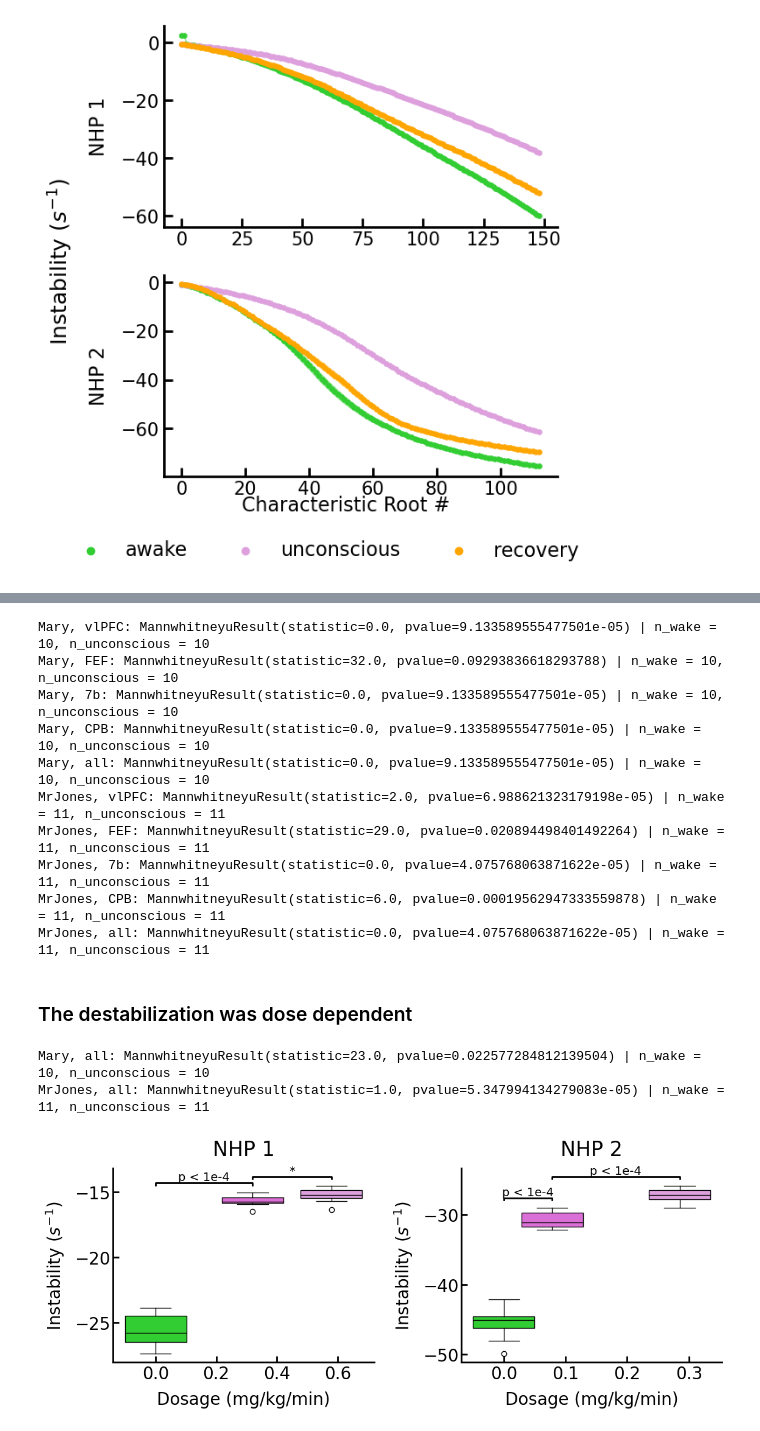
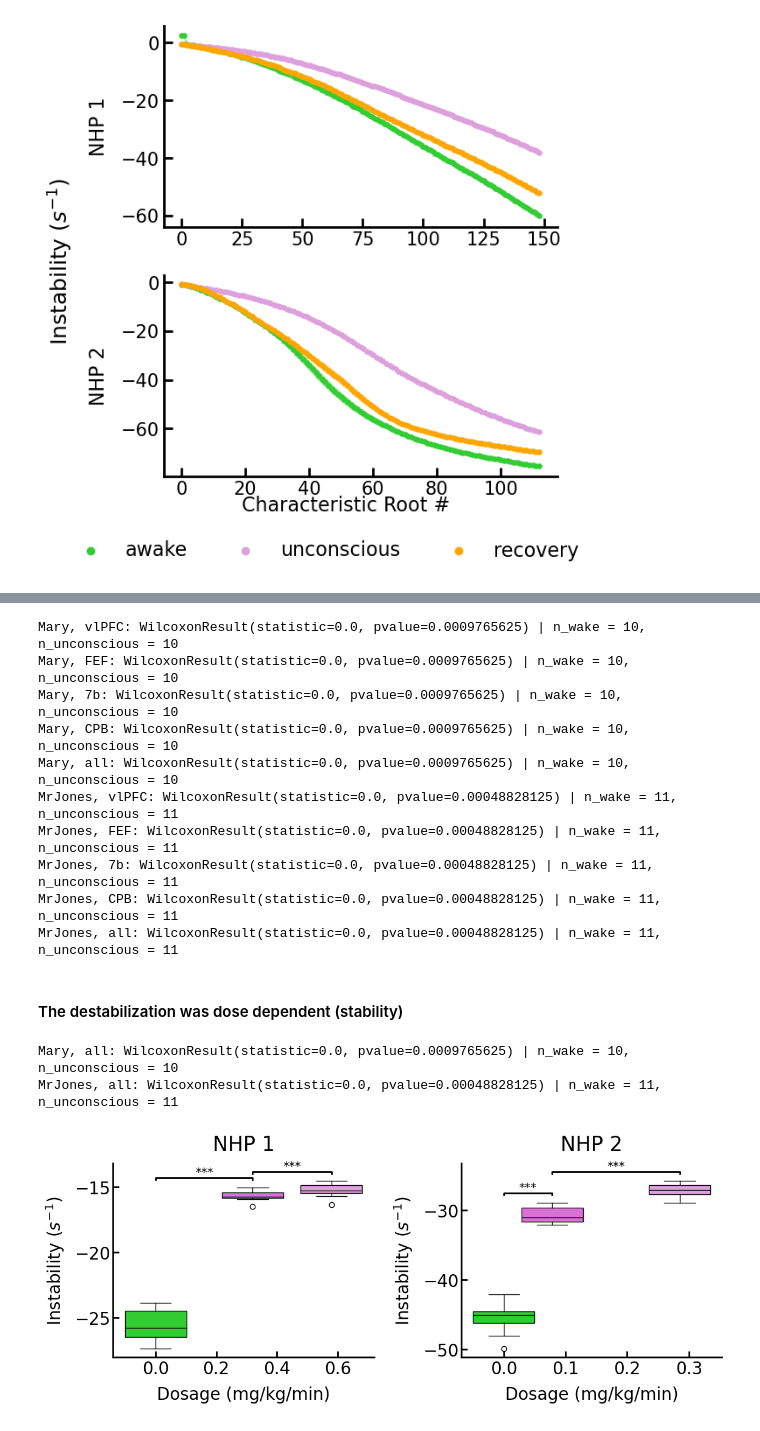
Before and after one commit to adamjeisen/ChaoticConsciousness, a Jupyter notebook: _jupyter/Figure 4 + S2 - Stability Results-Binned by Session.ipynb, the cells around one changed output, grey strips where cells are left out. Saved outputs shown, nothing was run; the diff lists cells and outputs as text; code cells hidden in the pictures.

```diff
--- a/_jupyter/Figure 4 + S2 - Stability Results-Binned by Session.ipynb
+++ b/_jupyter/Figure 4 + S2 - Stability Results-Binned by Session.ipynb
@@ -1141 +1072,4 @@ plt.show()
+# %%
+# statistical_test = scipy.stats.mannwhitneyu
+statistical_test = scipy.stats.wilcoxon
 # %% [markdown]
@@ -1187,6 +1123,7 @@ fig, axs = plt.subplots(1, 2, figsize=(18, 6))
 
 for i, monkey in enumerate(monkeys):
     ax = axs[i]
+    # non_zero_band_inds = [i for i, band in enumerate(list(bands.keys())) if np.sum(freq_props[monkey]['all']['awake'][band]) != 0 or np.sum(freq_props[monkey]['all']['unconscious'][band]) != 0]
     bands_to_plot = [band for band in list(bands.keys()) if band != 'high gamma']
     mean_vals_awake = [freq_props[monkey]['all']['awake'][band].mean() for band in bands_to_plot]
     err_vals_awake = [freq_props[monkey]['all']['awake'][band].std()/len(freq_props[monkey]['all']['awake'][band]) for band in bands_to_plot]
@@ -1201,8 +1138,12 @@ for i, monkey in enumerate(monkeys):
     barh = 0.01
     p_fontsize = 14
     for j, band in enumerate(bands_to_plot):
-        p = scipy.stats.mannwhitneyu(freq_props[monkey][area]['awake'][band], freq_props[monkey][area]['unconscious'][band]).pvalue
-        barplot_annotate_brackets(0, 1, p, [j*2 - 0.4, j*2 + 0.4], [mean_vals_awake[j], mean_vals_unconscious[j]], yerr=[err_vals_awake[j], err_vals_unconscious[j]], scale_by_height=False, ax=ax, it=0, dh=dh, barh=barh, gap=gap, fs=p_fontsize, below=False)
+        if i == 0 and band == 'gamma':
+            pass
+            # print(freq_props[monkey]['all']['awake'][band], freq_props[monkey]['all']['unconscious'][band])
+        else:
+            p = statistical_test(freq_props[monkey]['all']['awake'][band], freq_props[monkey]['all']['unconscious'][band]).pvalue
+            barplot_annotate_brackets(0, 1, p, [j*2 - 0.4, j*2 + 0.4], [mean_vals_awake[j], mean_vals_unconscious[j]], yerr=[err_vals_awake[j], err_vals_unconscious[j]], scale_by_height=False, ax=ax, it=0, dh=dh, barh=barh, gap=gap, fs=p_fontsize, below=False)
 
     # ax.set_yscale('log')
     ax.spines[['right', 'top']].set_visible(False)
@@ -1217,6 +1158,6 @@ handles = [Rectangle((0,0),1,1,color=section_colors[section],alpha=0.5, ec='none
 labels= ['awake', 'unconscious']
 fig.legend(handles, labels, bbox_to_anchor=(0.5, -0.05), loc='center', ncol=3, fontsize=legend_fontsize)
 
-
+plt.savefig(os.path.join(img_save_dir, "SI", "frequency_props.pdf"), bbox_inches='tight', transparent=True)
 plt.show()
 # %% [output]
@@ -1253,27 +1196,29 @@ iterator.close()
 # %%
 for monkey in stab_means.keys():
     for area in stab_means[monkey].keys():
-        res = scipy.stats.mannwhitneyu(stab_means[monkey][area]['awake'], stab_means[monkey][area]['unconscious'], alternative='less')
+        # res = scipy.stats.mannwhitneyu(stab_means[monkey][area]['awake'], stab_means[monkey][area]['unconscious'], alternative='less')
+        res = statistical_test(stab_means[monkey][area]['awake'], stab_means[monkey][area]['unconscious'], alternative='less')
         print(f"{monkey}, {area}: {res} | n_wake = {len(stab_means[monkey][area]['awake'])}, n_unconscious = {len(stab_means[monkey][area]['unconscious'])}")
 # %% [output]
-Mary, vlPFC: MannwhitneyuResult(statistic=0.0, pvalue=9.133589555477501e-05) | n_wake = 10, n_unconscious = 10
-Mary, FEF: MannwhitneyuResult(statistic=32.0, pvalue=0.09293836618293788) | n_wake = 10, n_unconscious = 10
-Mary, 7b: MannwhitneyuResult(statistic=0.0, pvalue=9.133589555477501e-05) | n_wake = 10, n_unconscious = 10
-Mary, CPB: MannwhitneyuResult(statistic=0.0, pvalue=9.133589555477501e-05) | n_wake = 10, n_unconscious = 10
-Mary, all: MannwhitneyuResult(statistic=0.0, pvalue=9.133589555477501e-05) | n_wake = 10, n_unconscious = 10
-MrJones, vlPFC: MannwhitneyuResult(statistic=2.0, pvalue=6.988621323179198e-05) | n_wake = 11, n_unconscious = 11
-MrJones, FEF: MannwhitneyuResult(statistic=29.0, pvalue=0.020894498401492264) | n_wake = 11, n_unconscious = 11
-MrJones, 7b: MannwhitneyuResult(statistic=0.0, pvalue=4.075768063871622e-05) | n_wake = 11, n_unconscious = 11
-MrJones, CPB: MannwhitneyuResult(statistic=6.0, pvalue=0.00019562947333559878) | n_wake = 11, n_unconscious = 11
-MrJones, all: MannwhitneyuResult(statistic=0.0, pvalue=4.075768063871622e-05) | n_wake = 11, n_unconscious = 11
+Mary, vlPFC: WilcoxonResult(statistic=0.0, pvalue=0.0009765625) | n_wake = 10, n_unconscious = 10
+Mary, FEF: WilcoxonResult(statistic=0.0, pvalue=0.0009765625) | n_wake = 10, n_unconscious = 10
+Mary, 7b: WilcoxonResult(statistic=0.0, pvalue=0.0009765625) | n_wake = 10, n_unconscious = 10
+Mary, CPB: WilcoxonResult(statistic=0.0, pvalue=0.0009765625) | n_wake = 10, n_unconscious = 10
+Mary, all: WilcoxonResult(statistic=0.0, pvalue=0.0009765625) | n_wake = 10, n_unconscious = 10
+MrJones, vlPFC: WilcoxonResult(statistic=0.0, pvalue=0.00048828125) | n_wake = 11, n_unconscious = 11
+MrJones, FEF: WilcoxonResult(statistic=0.0, pvalue=0.00048828125) | n_wake = 11, n_unconscious = 11
+MrJones, 7b: WilcoxonResult(statistic=0.0, pvalue=0.00048828125) | n_wake = 11, n_unconscious = 11
+MrJones, CPB: WilcoxonResult(statistic=0.0, pvalue=0.00048828125) | n_wake = 11, n_unconscious = 11
+MrJones, all: WilcoxonResult(statistic=0.0, pvalue=0.00048828125) | n_wake = 11, n_unconscious = 11
 # %% [markdown]
-### The destabilization was dose dependent
+#### The destabilization was dose dependent (stability)
 # %%
 for monkey in stab_means.keys():
     # for area in stab_means[monkey].keys():
     for area in ['all']:
-        res = scipy.stats.mannwhitneyu(stab_means[monkey][area]['maintenance dose'], stab_means[monkey][area]['loading dose'], alternative='less')
+        # res = scipy.stats.mannwhitneyu(stab_means[monkey][area]['maintenance dose'], stab_means[monkey][area]['loading dose'], alternative='less')
+        res = statistical_test(stab_means[monkey][area]['maintenance dose'], stab_means[monkey][area]['loading dose'], alternative='less')
         print(f"{monkey}, {area}: {res} | n_wake = {len(stab_means[monkey][area]['maintenance dose'])}, n_unconscious = {len(stab_means[monkey][area]['loading dose'])}")
 # %% [output]
-Mary, all: MannwhitneyuResult(statistic=23.0, pvalue=0.022577284812139504) | n_wake = 10, n_unconscious = 10
-MrJones, all: MannwhitneyuResult(statistic=1.0, pvalue=5.347994134279083e-05) | n_wake = 11, n_unconscious = 11
+Mary, all: WilcoxonResult(statistic=0.0, pvalue=0.0009765625) | n_wake = 10, n_unconscious = 10
+MrJones, all: WilcoxonResult(statistic=0.0, pvalue=0.00048828125) | n_wake = 11, n_unconscious = 11
@@ -1335,35 +1254,37 @@ for i, monkey in enumerate(monkeys):
                             manage_ticks=False,
                            # bootstrap=1000,
                            medianprops=dict(color='k'),
                            widths = dosage_vals.max()*0.35
                           )
     max_vals = np.array([item.get_ydata()[1] for item in bplot['whiskers']])[1::2]
     for patch, color in zip(bplot['boxes'], color_list):
         patch.set_facecolor(color)
     axs[i].set_xlabel('Dosage (mg/kg/min)')
     axs[i].set_title(f"NHP {i + 1}")
     axs[i].set_ylabel(f'Instability ' + r'($s^{-1}$)')
     axs[i].spines[['right', 'top']].set_visible(False)
     axs[i].xaxis.set_ticks_position('bottom')
     axs[i].tick_params(axis='y', which='both', left=True, right=False)
 
     dh = 0.04
     gap = 0.6
     barh = 0.01
     p_fontsize=14
-    p = scipy.stats.mannwhitneyu(stab_means[monkey][area]['maintenance dose'], stab_means[monkey][area]['loading dose'], alternative='less').pvalue
+    # p = scipy.stats.mannwhitneyu(stab_means[monkey][area]['maintenance dose'], stab_means[monkey][area]['loading dose'], alternative='less').pvalue
+    p = statistical_test(stab_means[monkey][area]['maintenance dose'], stab_means[monkey][area]['loading dose'], alternative='less').pvalue
     barplot_annotate_brackets(1, 2, p, dosage_vals, max_vals, yerr=np.zeros(3), scale_by_height=False, ax=axs[i], it=0, dh=dh, barh=barh, gap=gap, fs=p_fontsize, below=False)
-
+    # print(p)
     # # dh = 0.00000001
     # if i == 1:
     #     # dh = 0.00001
     #     # gap = 0
     #     # dh = 0
     #     # barh = 0
     #     print("THIS CALL")
-    p = scipy.stats.mannwhitneyu(stab_means[monkey][area]['awake'], stab_means[monkey][area]['maintenance dose'], alternative='less').pvalue
+    p = statistical_test(stab_means[monkey][area]['awake'], stab_means[monkey][area]['maintenance dose'], alternative='less').pvalue
     barplot_annotate_brackets(0, 2, p, dosage_vals, max_vals, yerr=np.zeros(3), scale_by_height=False, ax=axs[i], it=0, dh=dh, barh=barh, gap=gap, fs=p_fontsize, below=False)
-
+    # print(p)
 plt.tight_layout()
+plt.savefig(os.path.join(img_save_dir, "SI", "dosage_boxplot.pdf"), bbox_inches='tight', transparent=True)
 # %% [output]
-[figure, old version]
+[figure, new version]
```
Also changed, not shown: parts of 78 cells of this notebook, 27 other files.
